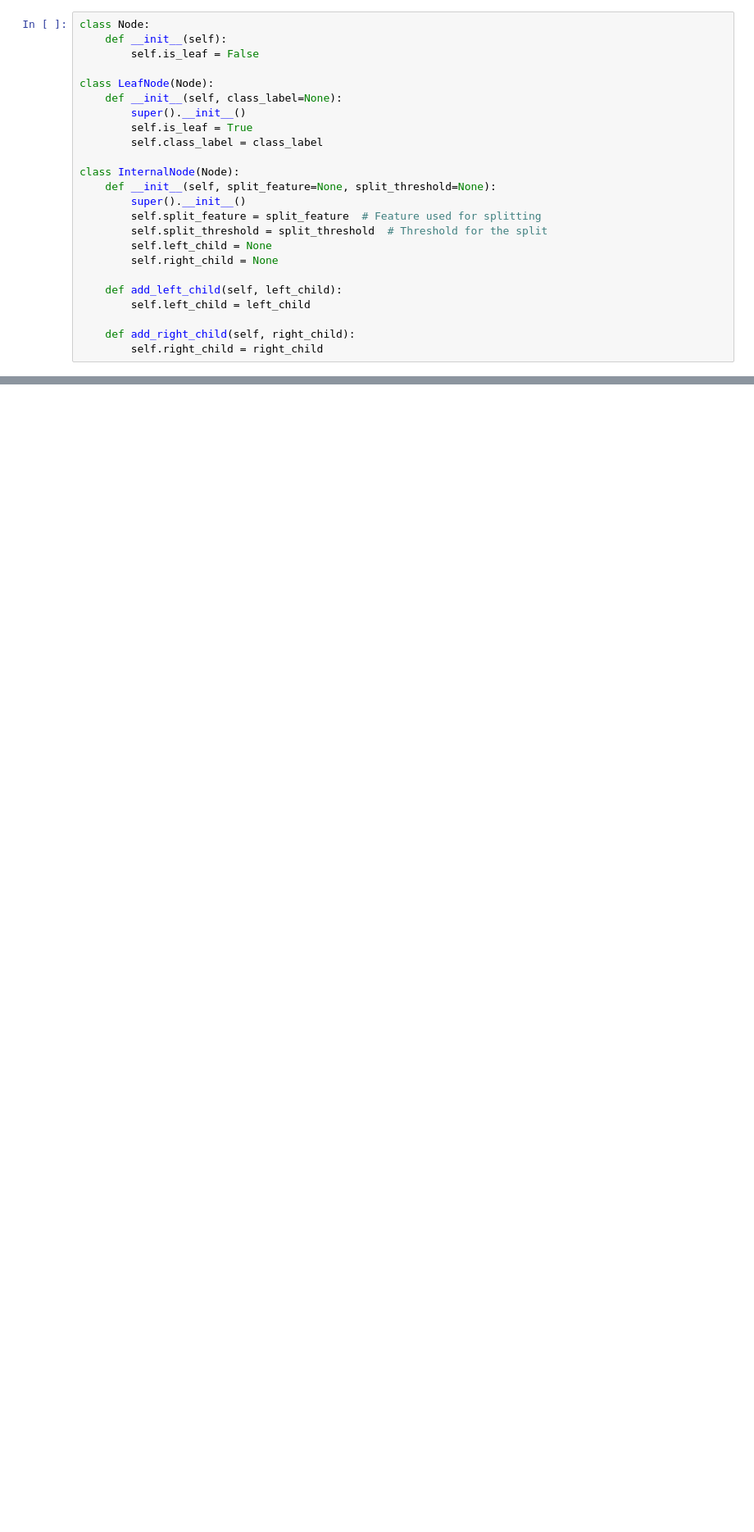
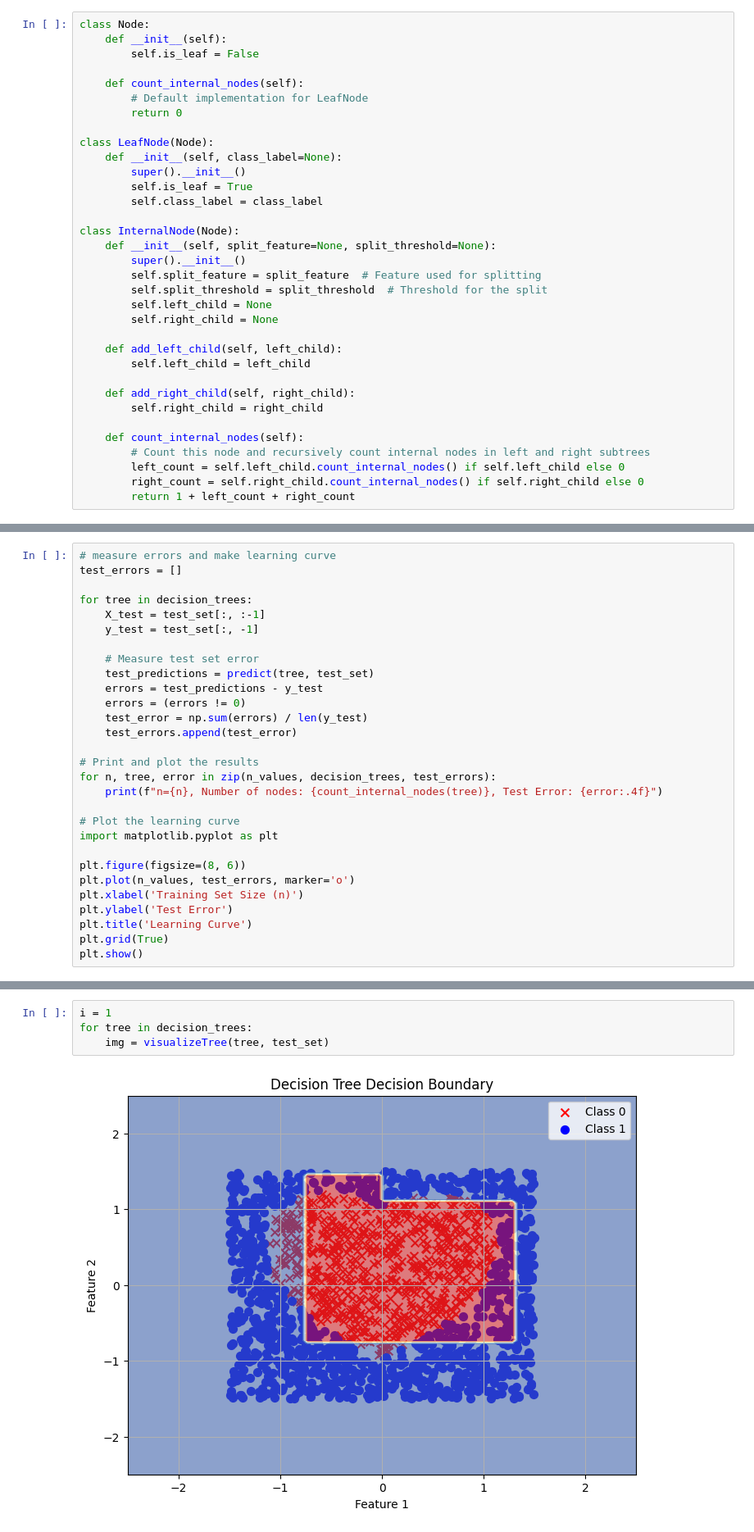
Before and after one commit to nranabhat/CS760, a Jupyter notebook: HW2/1_decisionTree.ipynb, the cells around one changed output, grey strips where cells are left out. Shown at 82% size. Drawn from its saved outputs; the diff is of its cells as text; blank space fills up the shorter version.

```diff
--- a/HW2/1_decisionTree.ipynb
+++ b/HW2/1_decisionTree.ipynb
@@ -37,6 +33,10 @@ array([[ 0.1, -2. ,  0. ],
 class Node:
     def __init__(self):
         self.is_leaf = False
+
+    def count_internal_nodes(self):
+        # Default implementation for LeafNode
+        return 0
 
 class LeafNode(Node):
     def __init__(self, class_label=None):
@@ -57,6 +57,12 @@ class InternalNode(Node):
 
     def add_right_child(self, right_child):
         self.right_child = right_child
+
+    def count_internal_nodes(self):
+        # Count this node and recursively count internal nodes in left and right subtrees
+        left_count = self.left_child.count_internal_nodes() if self.left_child else 0
+        right_count = self.right_child.count_internal_nodes() if self.right_child else 0
+        return 1 + left_count + right_count
 # %%
 # Notes: GainRatio(D,S) = InfoGain(D,S)/H_D(S)
 #        InfoGain(D,S) = H_D(S) - H_D(Y|S)
@@ -357,0 +507,29 @@ Internal Node
+# %%
+# measure errors and make learning curve
+test_errors = []
+
+for tree in decision_trees:
+    X_test = test_set[:, :-1]
+    y_test = test_set[:, -1]
+
+    # Measure test set error
+    test_predictions = predict(tree, test_set)
+    errors = test_predictions - y_test
+    errors = (errors != 0)
+    test_error = np.sum(errors) / len(y_test)
+    test_errors.append(test_error)
+
+# Print and plot the results
+for n, tree, error in zip(n_values, decision_trees, test_errors):
+    print(f"n={n}, Number of nodes: {count_internal_nodes(tree)}, Test Error: {error:.4f}")
+
+# Plot the learning curve
+import matplotlib.pyplot as plt
+
+plt.figure(figsize=(8, 6))
+plt.plot(n_values, test_errors, marker='o')
+plt.xlabel('Training Set Size (n)')
+plt.ylabel('Test Error')
+plt.title('Learning Curve')
+plt.grid(True)
+plt.show()
@@ -357,0 +545,6 @@ Internal Node
+# %%
+i = 1
+for tree in decision_trees:
+    img = visualizeTree(tree, test_set)
+# %% [output]
+[figure, added]
```
Also changed, not shown: parts of 19 cells of this notebook, 1 other file.
